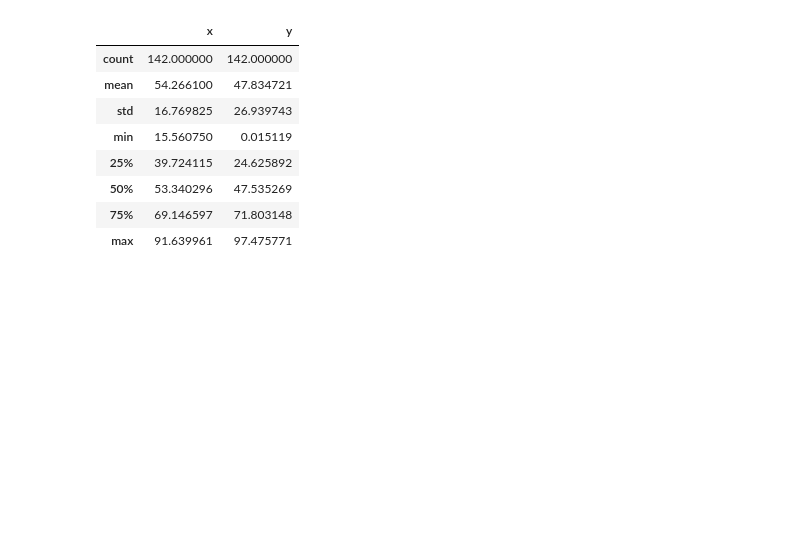
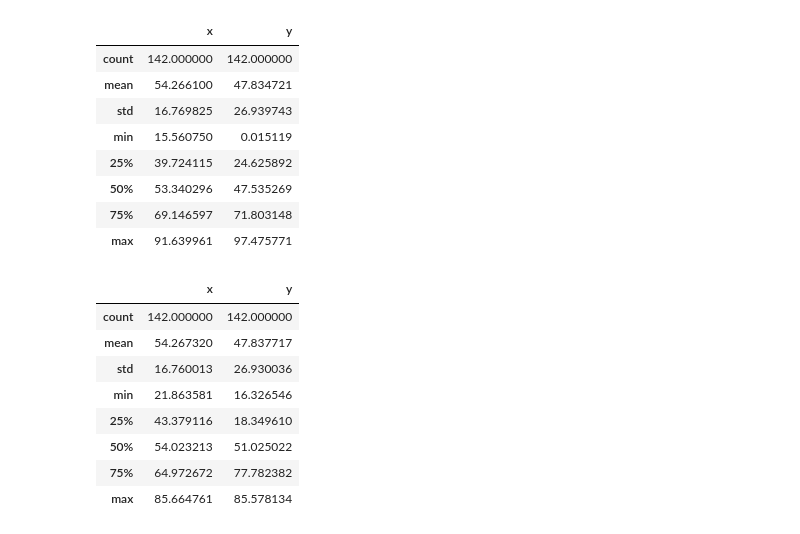
Before and after one commit to ag-informatics/ag-informatics-course, a Jupyter notebook: module2/Datasaurus-Dozen.ipynb, the cells around one changed output. Saved outputs shown, nothing was run; the diff lists cells and outputs as text; code cells hidden in the pictures; blank space fills up the shorter version.

```diff
--- a/module2/Datasaurus-Dozen.ipynb
+++ b/module2/Datasaurus-Dozen.ipynb
@@ -94,3 +94,15 @@ away.describe()
 # %%
 ## Dataset source: https://www.autodesk.com/content/dam/autodesk/www/autodesk-reasearch/Publications/pdf/SameStatsCode.zip
 ## Concept: https://www.autodesk.com/research/publications/same-stats-different-graphs
+# %%
+circle.describe()
+# %% [output]
+|  | x | y |
+| count | 142.000000 | 142.000000 |
+| mean | 54.267320 | 47.837717 |
+| std | 16.760013 | 26.930036 |
+| min | 21.863581 | 16.326546 |
+| 25% | 43.379116 | 18.349610 |
+| 50% | 54.023213 | 51.025022 |
+| 75% | 64.972672 | 77.782382 |
+| max | 85.664761 | 85.578134 |
```
Also changed, not shown: parts of 2 cells of this notebook, 14 other files.
